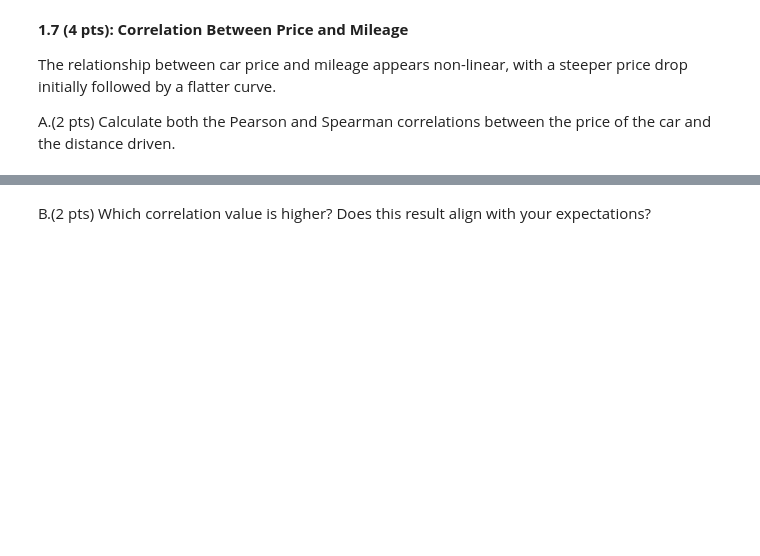
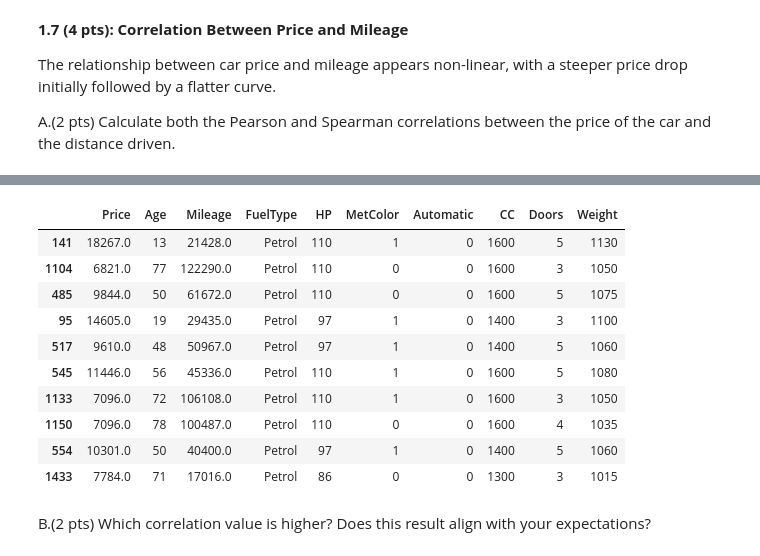
Before and after one commit to PavelDetvan/Data-Analysis, a Jupyter notebook: clinic2/clinic2-empty.ipynb, the cells around one changed output, grey strips where cells are left out. Cells and saved outputs as stored; diff of their text form; code cells hidden in the pictures; blank space fills up the shorter version.

```diff
--- a/clinic2/clinic2-empty.ipynb
+++ b/clinic2/clinic2-empty.ipynb
@@ -450,3 +450,17 @@ Spearman Correlation between Price and Mileage: -0.6013721390188091
+# %%
+df.sample(10)
+# %% [output]
+|  | Price | Age | Mileage | FuelType | HP | MetColor | Automatic | CC | Doors | Weight |
+| 141 | 18267.0 | 13 | 21428.0 | Petrol | 110 | 1 | 0 | 1600 | 5 | 1130 |
+| 1104 | 6821.0 | 77 | 122290.0 | Petrol | 110 | 0 | 0 | 1600 | 3 | 1050 |
+| 485 | 9844.0 | 50 | 61672.0 | Petrol | 110 | 0 | 0 | 1600 | 5 | 1075 |
+| 95 | 14605.0 | 19 | 29435.0 | Petrol | 97 | 1 | 0 | 1400 | 3 | 1100 |
+| 517 | 9610.0 | 48 | 50967.0 | Petrol | 97 | 1 | 0 | 1400 | 5 | 1060 |
+| 545 | 11446.0 | 56 | 45336.0 | Petrol | 110 | 1 | 0 | 1600 | 5 | 1080 |
+| 1133 | 7096.0 | 72 | 106108.0 | Petrol | 110 | 1 | 0 | 1600 | 3 | 1050 |
+| 1150 | 7096.0 | 78 | 100487.0 | Petrol | 110 | 0 | 0 | 1600 | 4 | 1035 |
+| 554 | 10301.0 | 50 | 40400.0 | Petrol | 97 | 1 | 0 | 1400 | 5 | 1060 |
+| 1433 | 7784.0 | 71 | 17016.0 | Petrol | 86 | 0 | 0 | 1300 | 3 | 1015 |
 # %% [markdown]
 
 B.(2 pts)  Which correlation value is higher? Does this result align with your expectations?
```
Also changed, not shown: parts of 11 cells of this notebook, 1 other file.
